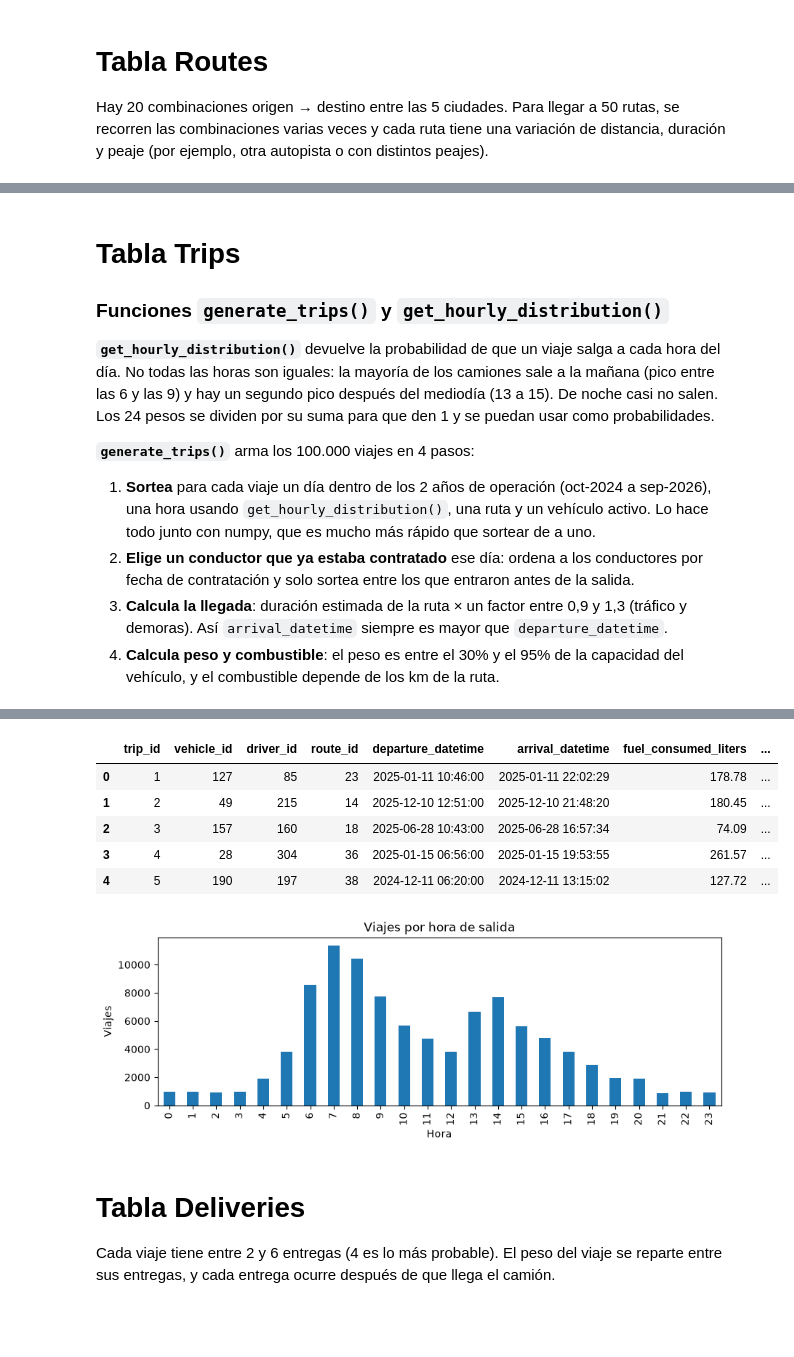
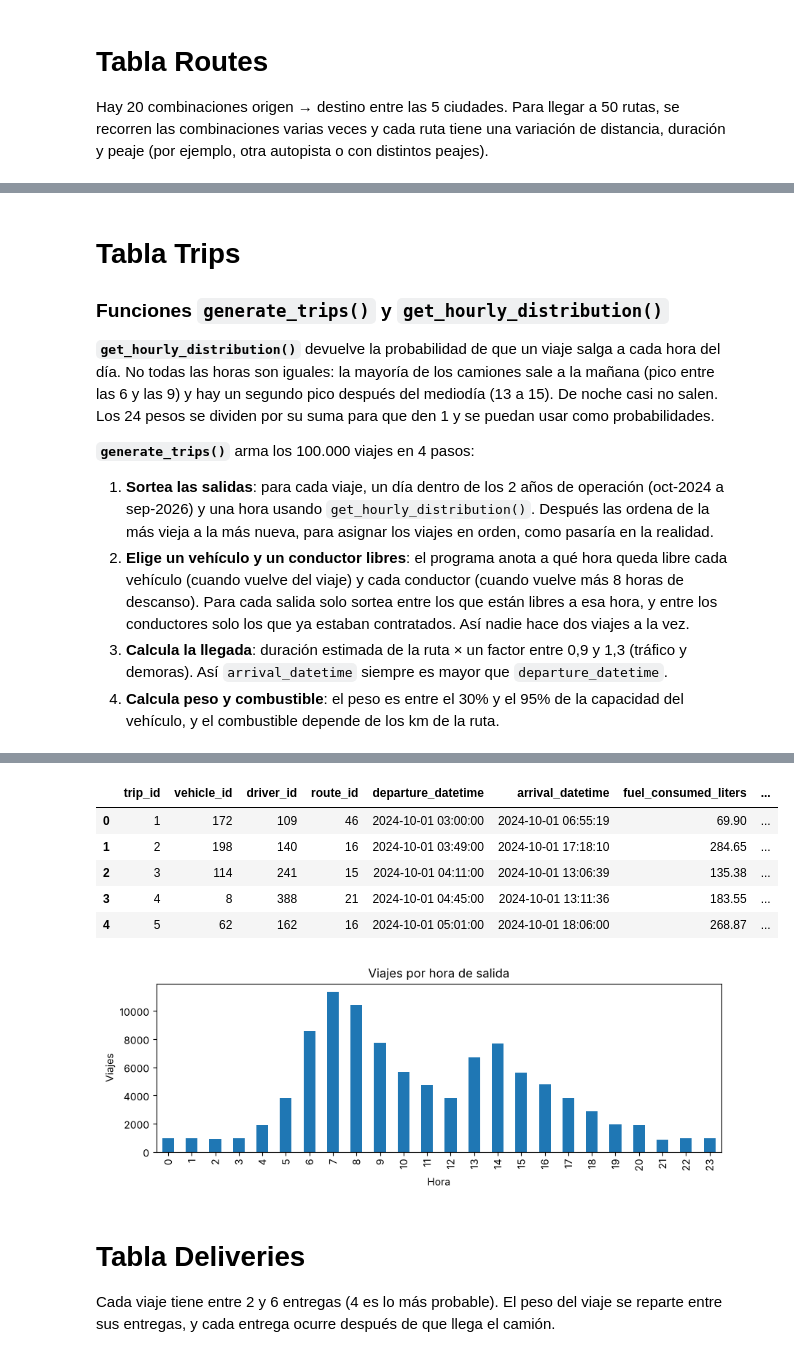
Before and after one commit to agusblopezt-ux/ProyectoM2_AgustinaLopezTorres, a Jupyter notebook: Avance 1/Avance_1_DataGeneration.ipynb, the cells around one changed output, grey strips where cells are left out. Drawn from its saved outputs; the diff is of its cells as text; code cells hidden in the pictures; blank space fills up the shorter version.

Commit message:
Viajes sin superposición de conductores y vehículos

```diff
--- a/Avance 1/Avance_1_DataGeneration.ipynb
+++ b/Avance 1/Avance_1_DataGeneration.ipynb
@@ -207,8 +203,8 @@ df_routes.head()
 **`get_hourly_distribution()`** devuelve la probabilidad de que un viaje salga a cada hora del día. No todas las horas son iguales: la mayoría de los camiones sale a la mañana (pico entre las 6 y las 9) y hay un segundo pico después del mediodía (13 a 15). De noche casi no salen. Los 24 pesos se dividen por su suma para que den 1 y se puedan usar como probabilidades.
 
 **`generate_trips()`** arma los 100.000 viajes en 4 pasos:
-1. **Sortea** para cada viaje un día dentro de los 2 años de operación (oct-2024 a sep-2026), una hora usando `get_hourly_distribution()`, una ruta y un vehículo activo. Lo hace todo junto con numpy, que es mucho más rápido que sortear de a uno.
-2. **Elige un conductor que ya estaba contratado** ese día: ordena a los conductores por fecha de contratación y solo sortea entre los que entraron antes de la salida.
+1. **Sortea las salidas**: para cada viaje, un día dentro de los 2 años de operación (oct-2024 a sep-2026) y una hora usando `get_hourly_distribution()`. Después las ordena de la más vieja a la más nueva, para asignar los viajes en orden, como pasaría en la realidad.
+2. **Elige un vehículo y un conductor libres**: el programa anota a qué hora queda libre cada vehículo (cuando vuelve del viaje) y cada conductor (cuando vuelve más 8 horas de descanso). Para cada salida solo sortea entre los que están libres a esa hora, y entre los conductores solo los que ya estaban contratados. Así nadie hace dos viajes a la vez.
 3. **Calcula la llegada**: duración estimada de la ruta × un factor entre 0,9 y 1,3 (tráfico y demoras). Así `arrival_datetime` siempre es mayor que `departure_datetime`.
 4. **Calcula peso y combustible**: el peso es entre el 30% y el 95% de la capacidad del vehículo, y el combustible depende de los km de la ruta.
 # %%
@@ -228,7 +224,7 @@ def generate_trips(n_trips=100000):
     np.random.seed(42)
 
     # Datos de las tablas maestras
-    active_vehicle_ids = df_vehicles[df_vehicles['status'] != 'inactive']['vehicle_id'].values
+    vehicle_ids = df_vehicles[df_vehicles['status'] != 'inactive']['vehicle_id'].values
     route_dict = df_routes.set_index('route_id')[['estimated_duration_hours', 'distance_km']].to_dict('index')
     v_cap_dict = df_vehicles.set_index('vehicle_id')['capacity_kg'].to_dict()
 
@@ -236,39 +232,53 @@ def generate_trips(n_trips=100000):
     drv = df_drivers[df_drivers['status'] == 'active'].copy()
     drv['hire_date'] = pd.to_datetime(drv['hire_date'])
     drv = drv.sort_values('hire_date')
-    drv_ids = drv['driver_id'].values
-    drv_hire = drv['hire_date'].values
+    driver_ids = drv['driver_id'].values
+    driver_hire = drv['hire_date'].values
 
-    # 1. Sorteo masivo con numpy
+    # 1. Sortear las salidas y ordenarlas de la más vieja a la más nueva
     start_trips = datetime(2024, 10, 1)
     end_trips = datetime(2026, 9, 30)
     total_days = (end_trips - start_trips).days
     random_days = np.random.randint(0, total_days, size=n_trips)
     selected_hours = np.random.choice(np.arange(24), size=n_trips, p=get_hourly_distribution())
     selected_minutes = np.random.randint(0, 60, size=n_trips)
-    selected_v_ids = np.random.choice(active_vehicle_ids, size=n_trips)
     selected_r_ids = np.random.choice(list(route_dict.keys()), size=n_trips)
+    departures = sorted(start_trips + timedelta(days=int(d), hours=int(h), minutes=int(m))
+                        for d, h, m in zip(random_days, selected_hours, selected_minutes))
+
+    # Hora a la que queda libre cada vehículo y cada conductor (al principio, todos libres)
+    vehicle_free = np.full(len(vehicle_ids), np.datetime64(start_trips))
+    driver_free = np.full(len(driver_ids), np.datetime64(start_trips))
 
     trips = []
-    for i in range(n_trips):
-        dep_dt = start_trips + timedelta(days=int(random_days[i]), hours=int(selected_hours[i]),
-                                         minutes=int(selected_minutes[i]))
+    for i, dep_dt in enumerate(departures):
+        dep = np.datetime64(dep_dt)
 
-        # 2. Conductor ya contratado: solo los que entraron antes de la salida
-        hired = np.searchsorted(drv_hire, np.datetime64(dep_dt), side='right')
-        driver_id = int(drv_ids[random.randrange(hired)])
+        # 2. Vehículo libre a la hora de salida
+        free_v = np.flatnonzero(vehicle_free <= dep)
+        # Conductor libre y ya contratado (los contratados son los primeros 'hired' de la lista)
+        hired = np.searchsorted(driver_hire, dep, side='right')
+        free_d = np.flatnonzero(driver_free[:hired] <= dep)
+        if len(free_v) == 0 or len(free_d) == 0:
+            continue                                   # si no hay nadie libre, ese viaje no se hace
+        v_pos = random.choice(free_v)
+        d_pos = random.choice(free_d)
 
         # 3. Llegada = salida + duración estimada x factor de demoras
         r_info = route_dict[selected_r_ids[i]]
         actual_dur = r_info['estimated_duration_hours'] * random.uniform(0.9, 1.3)
         arr_dt = dep_dt + timedelta(hours=actual_dur)
 
+        # El vehículo queda ocupado hasta que vuelve; el conductor, hasta que vuelve + 8 h de descanso
+        vehicle_free[v_pos] = np.datetime64(arr_dt)
+        driver_free[d_pos] = np.datetime64(arr_dt + timedelta(hours=8))
+
         # 4. Peso y combustible
-        v_cap = v_cap_dict[selected_v_ids[i]]
+        v_cap = v_cap_dict[vehicle_ids[v_pos]]
         trips.append({
-            'trip_id': i + 1,
-            'vehicle_id': int(selected_v_ids[i]),
-            'driver_id': driver_id,
+            'trip_id': len(trips) + 1,
+            'vehicle_id': int(vehicle_ids[v_pos]),
+            'driver_id': int(driver_ids[d_pos]),
             'route_id': int(selected_r_ids[i]),
             'departure_datetime': dep_dt.strftime('%Y-%m-%d %H:%M:%S'),
             'arrival_datetime': arr_dt.strftime('%Y-%m-%d %H:%M:%S'),
@@ -290,15 +300,15 @@ df_trips.head()
 |  | trip_id | vehicle_id | driver_id | route_id | departure_datetime | arrival_datetime | fuel_consumed_liters | ... |
-| 0 | 1 | 127 | 85 | 23 | 2025-01-11 10:46:00 | 2025-01-11 22:02:29 | 178.78 | ... |
-| 1 | 2 | 49 | 215 | 14 | 2025-12-10 12:51:00 | 2025-12-10 21:48:20 | 180.45 | ... |
-| 2 | 3 | 157 | 160 | 18 | 2025-06-28 10:43:00 | 2025-06-28 16:57:34 | 74.09 | ... |
-| 3 | 4 | 28 | 304 | 36 | 2025-01-15 06:56:00 | 2025-01-15 19:53:55 | 261.57 | ... |
-| 4 | 5 | 190 | 197 | 38 | 2024-12-11 06:20:00 | 2024-12-11 13:15:02 | 127.72 | ... |
+| 0 | 1 | 172 | 109 | 46 | 2024-10-01 03:00:00 | 2024-10-01 06:55:19 | 69.90 | ... |
+| 1 | 2 | 198 | 140 | 16 | 2024-10-01 03:49:00 | 2024-10-01 17:18:10 | 284.65 | ... |
+| 2 | 3 | 114 | 241 | 15 | 2024-10-01 04:11:00 | 2024-10-01 13:06:39 | 135.38 | ... |
+| 3 | 4 | 8 | 388 | 21 | 2024-10-01 04:45:00 | 2024-10-01 13:11:36 | 183.55 | ... |
+| 4 | 5 | 62 | 162 | 16 | 2024-10-01 05:01:00 | 2024-10-01 18:06:00 | 268.87 | ... |
 # %%
 # Distribución de salidas por hora: se ven los picos de get_hourly_distribution()
 pd.to_datetime(df_trips['departure_datetime']).dt.hour.value_counts().sort_index().plot(
     kind='bar', figsize=(10, 3), title='Viajes por hora de salida', xlabel='Hora', ylabel='Viajes');
 # %% [output]
-[figure, old version]
+[figure, new version]
 # %% [markdown]
 # Tabla Deliveries
 Cada viaje tiene entre 2 y 6 entregas (4 es lo más probable). El peso del viaje se reparte entre sus entregas, y cada entrega ocurre después de que llega el camión.
```
Also changed, not shown: parts of 11 cells of this notebook, 3 other files.
